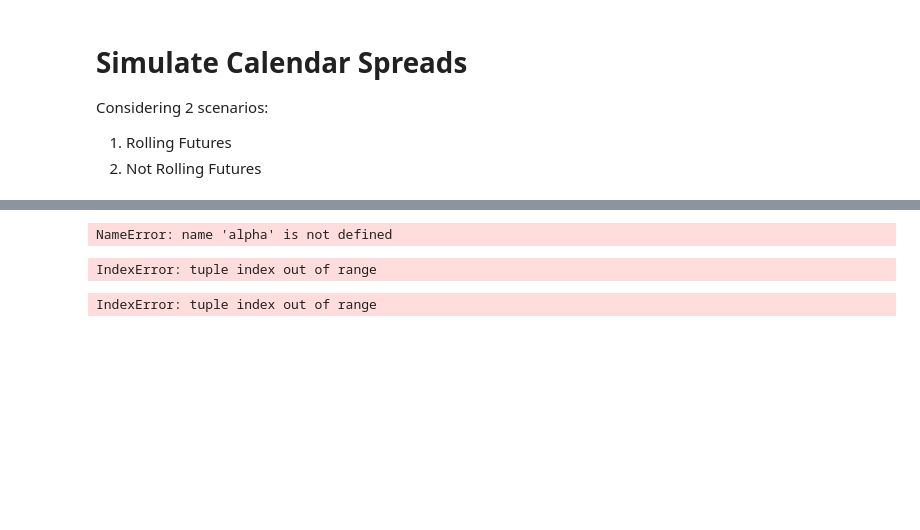
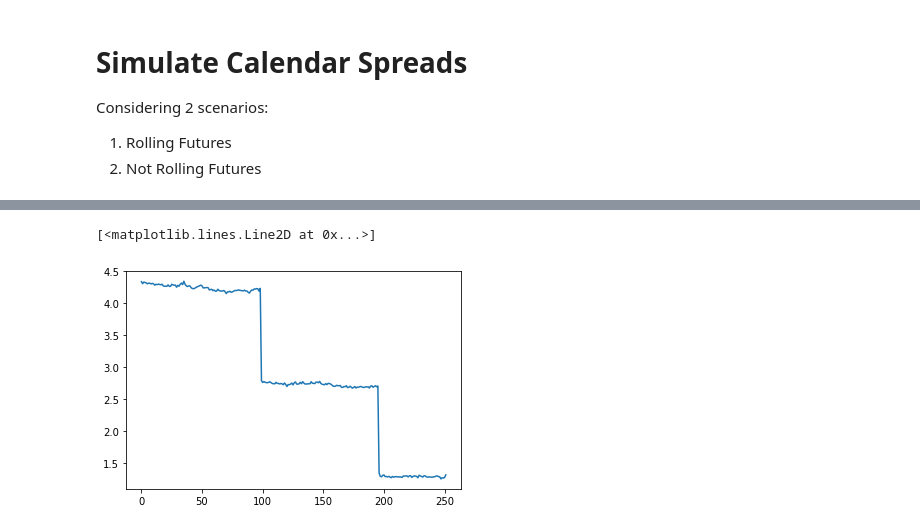
Before and after one commit to suren777/spread-filter, a Jupyter notebook: filter_playground2.ipynb, the cells around one changed output, grey strips where cells are left out. Cells and saved outputs as stored; diff of their text form; code cells hidden in the pictures; blank space fills up the shorter version.

```diff
--- a/filter_playground2.ipynb
+++ b/filter_playground2.ipynb
@@ -27,13 +27,16 @@ No handles with labels found to put in legend.
 # %%
-our_filter = Filter(alpha, l, sig, q, k, c1, c2, c3, c4, dt)
+our_filter = Filter(a, l, sig, q, k, c1, c2, c3, c4, dt)
-# %% [output]
-NameError: name 'alpha' is not defined
-# %%
-yn, xnn1, xnn, pnn1, pn1n1, T1, T2 = price_path[0][0],price_path[1][0],price_path[1][0],1,1,price_path[2][0][0],price_path[2][0][1]
-our_filter.one_step()
-# %% [output]
-IndexError: tuple index out of range
-# %%
-len(price_path[2])
-# %% [output]
-IndexError: tuple index out of range
+# %%
+pnn1, pn1n1 = 1, 1
+results = []
+for i in range(len(price_path[0])-1):
+    yn, xnn1, xnn,  T1, T2 = price_path[0][i],price_path[1][i],price_path[1][0], price_path[2][i][0],price_path[2][i][1]
+    if i>0:
+        xnn = results[i-1][0]
+    xnn1, xnn, pn1n, pnn = our_filter.one_step(yn, xnn1, xnn, pnn1, pn1n1, T1, T2)
+    results.append((xnn1, xnn, pn1n, pnn))
+# %%
+plt.plot(np.array(results).T[0])
+# %% [output]
+[<matplotlib.lines.Line2D at 0x...>]
+[figure, added]
```
Also changed, not shown: parts of 3 cells of this notebook.
